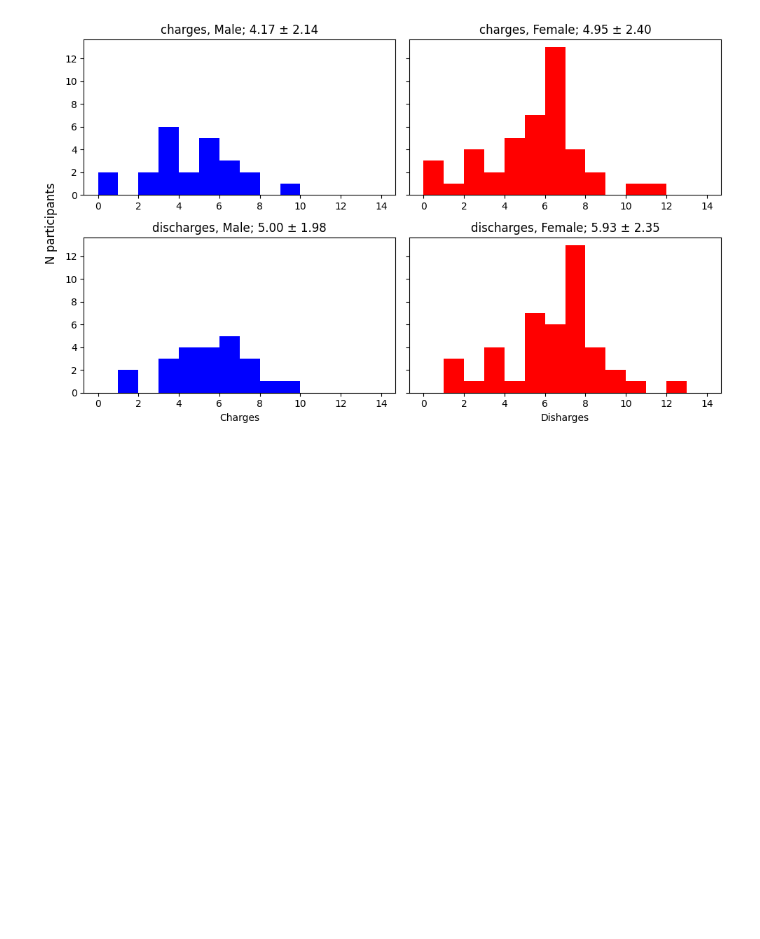
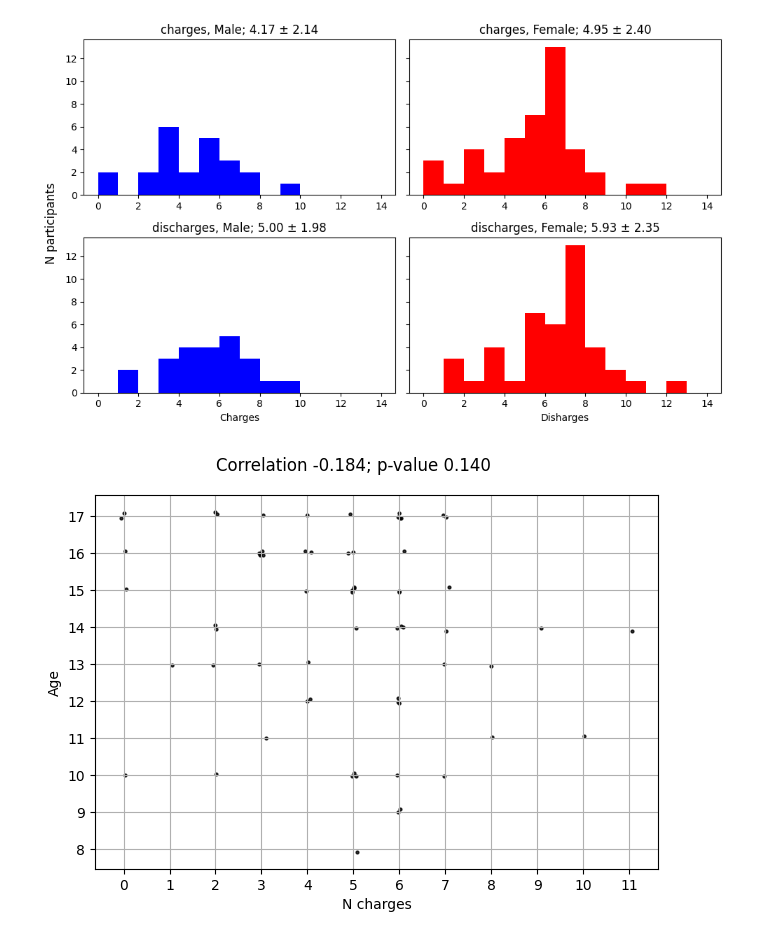
Before and after one commit to richard-lane/seaco_malaysia, a Jupyter notebook: battery_level_2.ipynb, the cells around one changed output. Saved outputs shown, nothing was run; the diff lists cells and outputs as text; code cells hidden in the pictures; blank space fills up the shorter version.

Commit message:
jitter plot of age

```diff
--- a/battery_level_2.ipynb
+++ b/battery_level_2.ipynb
@@ -119,3 +119,36 @@ fig.tight_layout()
 fig.savefig(f"{img_dir}/n_charge_discharge_hist.png")
 # %% [output]
 [figure]
+# %%
+"""
+Jitter plot of age vs. number of charging/discharging cycles
+
+"""
+
+from scipy.stats import pearsonr
+
+corr, p_val = pearsonr(unique_pid_df["charges"], unique_pid_df["age_dob"])
+
+rng = np.random.default_rng(0)
+
+fig, axis = plt.subplots()
+axis.scatter(
+    unique_pid_df["charges"] + rng.normal(0, 0.05, len(unique_pid_df)),
+    unique_pid_df["age_dob"] + rng.normal(0, 0.05, len(unique_pid_df)),
+    s=4,
+    alpha=0.8,
+    color="k",
+)
+axis.set_xlabel("N charges")
+axis.set_ylabel("Age")
+
+axis.set_yticks(unique_pid_df["age_dob"].unique())
+axis.set_xticks(unique_pid_df["charges"].unique())
+axis.grid()
+
+fig.suptitle(f"Correlation {corr:.3f}; p-value {p_val:.3f}")
+fig.tight_layout()
+
+fig.savefig(f"{img_dir}/n_charge_vs_age.png")
+# %% [output]
+[figure, added]
```
Also changed, not shown: parts of 1 cell of this notebook.
